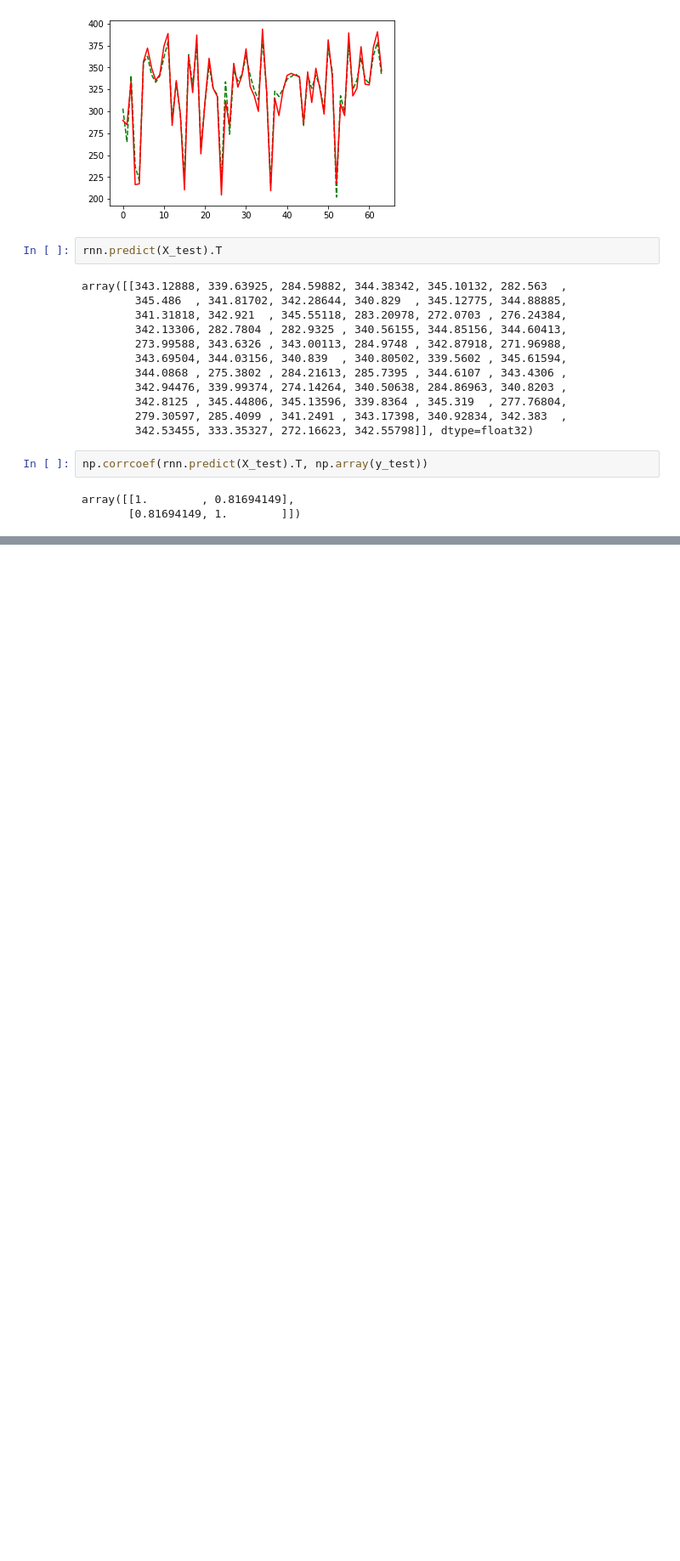
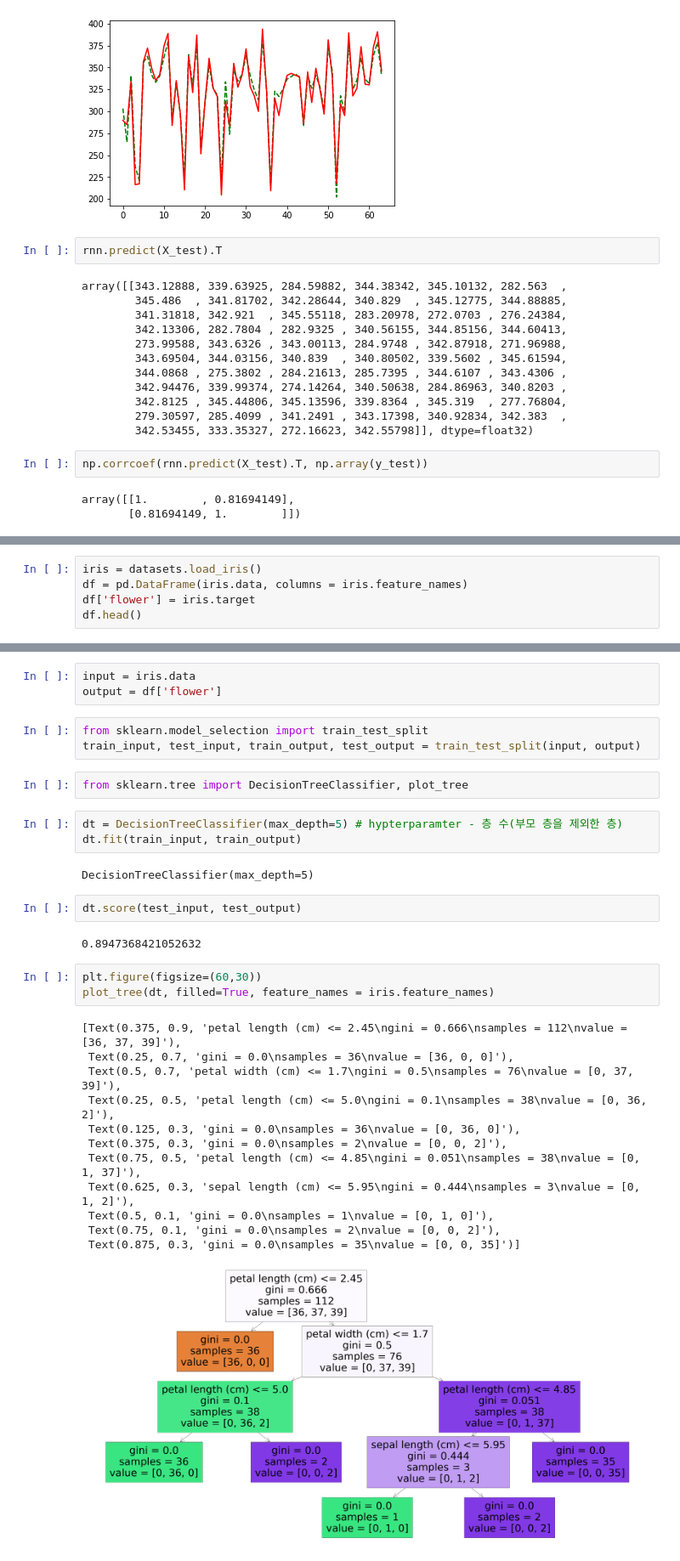
Before and after one commit to eaglehkim/python, a Jupyter notebook: prac5.ipynb, the cells around one changed output, grey strips where cells are left out. Shown at 85% size. Cells and saved outputs as stored; diff of their text form; blank space fills up the shorter version.

```diff
--- a/prac5.ipynb
+++ b/prac5.ipynb
@@ -428,0 +436,5 @@ array([[1.        , 0.81694149],
+# %%
+iris = datasets.load_iris()
+df = pd.DataFrame(iris.data, columns = iris.feature_names)
+df['flower'] = iris.target
+df.head()
@@ -428,0 +452,33 @@ array([[1.        , 0.81694149],
+# %%
+input = iris.data
+output = df['flower']
+# %%
+from sklearn.model_selection import train_test_split
+train_input, test_input, train_output, test_output = train_test_split(input, output)
+# %%
+from sklearn.tree import DecisionTreeClassifier, plot_tree
+# %%
+dt = DecisionTreeClassifier(max_depth=5) # hypterparamter - 층 수(부모 층을 제외한 층)
+dt.fit(train_input, train_output)
+# %% [output]
+DecisionTreeClassifier(max_depth=5)
+# %%
+dt.score(test_input, test_output)
+# %% [output]
+0.8947368421052632
+# %%
+plt.figure(figsize=(60,30))
+plot_tree(dt, filled=True, feature_names = iris.feature_names)
+# %% [output]
+[Text(0.375, 0.9, 'petal length (cm) <= 2.45\ngini = 0.666\nsamples = 112\nvalue = [36, 37, 39]'),
+ Text(0.25, 0.7, 'gini = 0.0\nsamples = 36\nvalue = [36, 0, 0]'),
+ Text(0.5, 0.7, 'petal width (cm) <= 1.7\ngini = 0.5\nsamples = 76\nvalue = [0, 37, 39]'),
+ Text(0.25, 0.5, 'petal length (cm) <= 5.0\ngini = 0.1\nsamples = 38\nvalue = [0, 36, 2]'),
+ Text(0.125, 0.3, 'gini = 0.0\nsamples = 36\nvalue = [0, 36, 0]'),
+ Text(0.375, 0.3, 'gini = 0.0\nsamples = 2\nvalue = [0, 0, 2]'),
+ Text(0.75, 0.5, 'petal length (cm) <= 4.85\ngini = 0.051\nsamples = 38\nvalue = [0, 1, 37]'),
+ Text(0.625, 0.3, 'sepal length (cm) <= 5.95\ngini = 0.444\nsamples = 3\nvalue = [0, 1, 2]'),
+ Text(0.5, 0.1, 'gini = 0.0\nsamples = 1\nvalue = [0, 1, 0]'),
+ Text(0.75, 0.1, 'gini = 0.0\nsamples = 2\nvalue = [0, 0, 2]'),
+ Text(0.875, 0.3, 'gini = 0.0\nsamples = 35\nvalue = [0, 0, 35]')]
+[figure, added]
```
Also changed, not shown: parts of 33 cells of this notebook.
